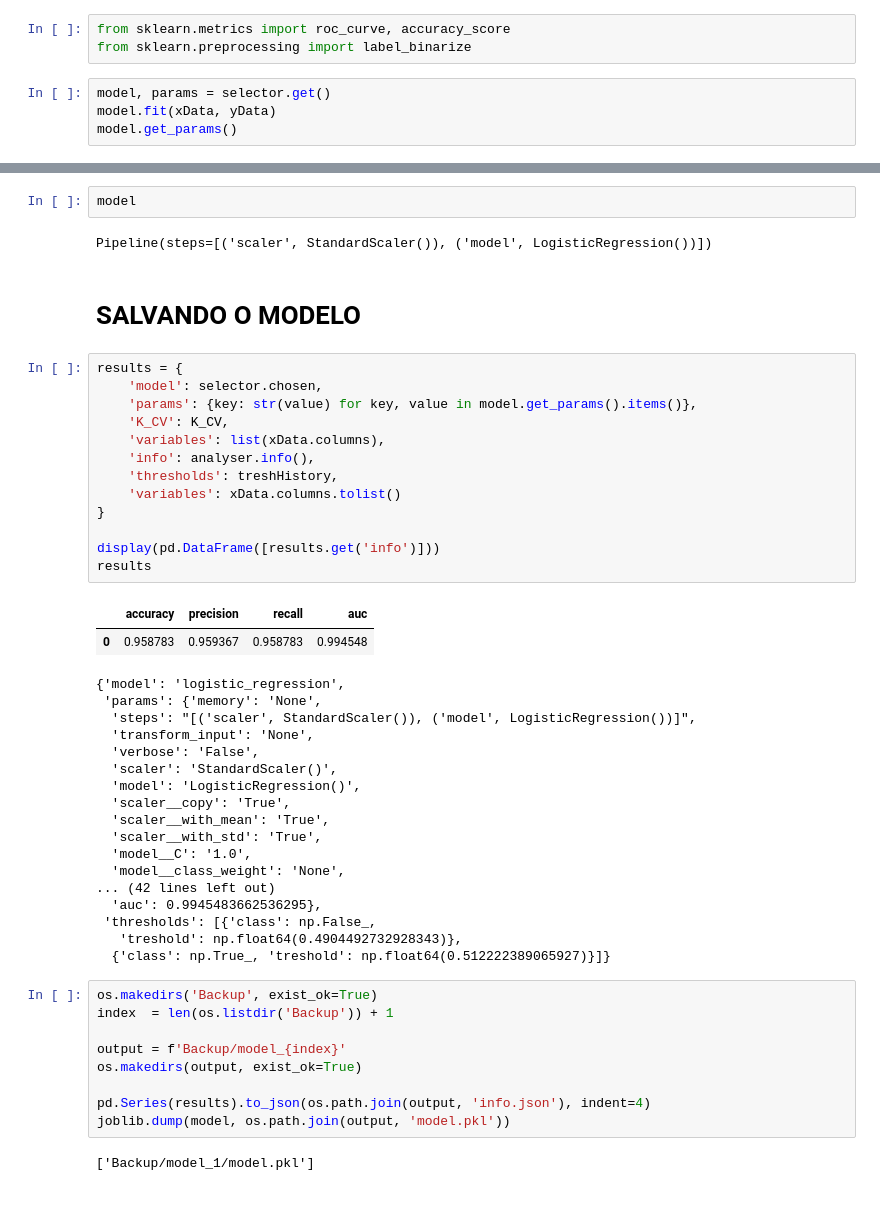
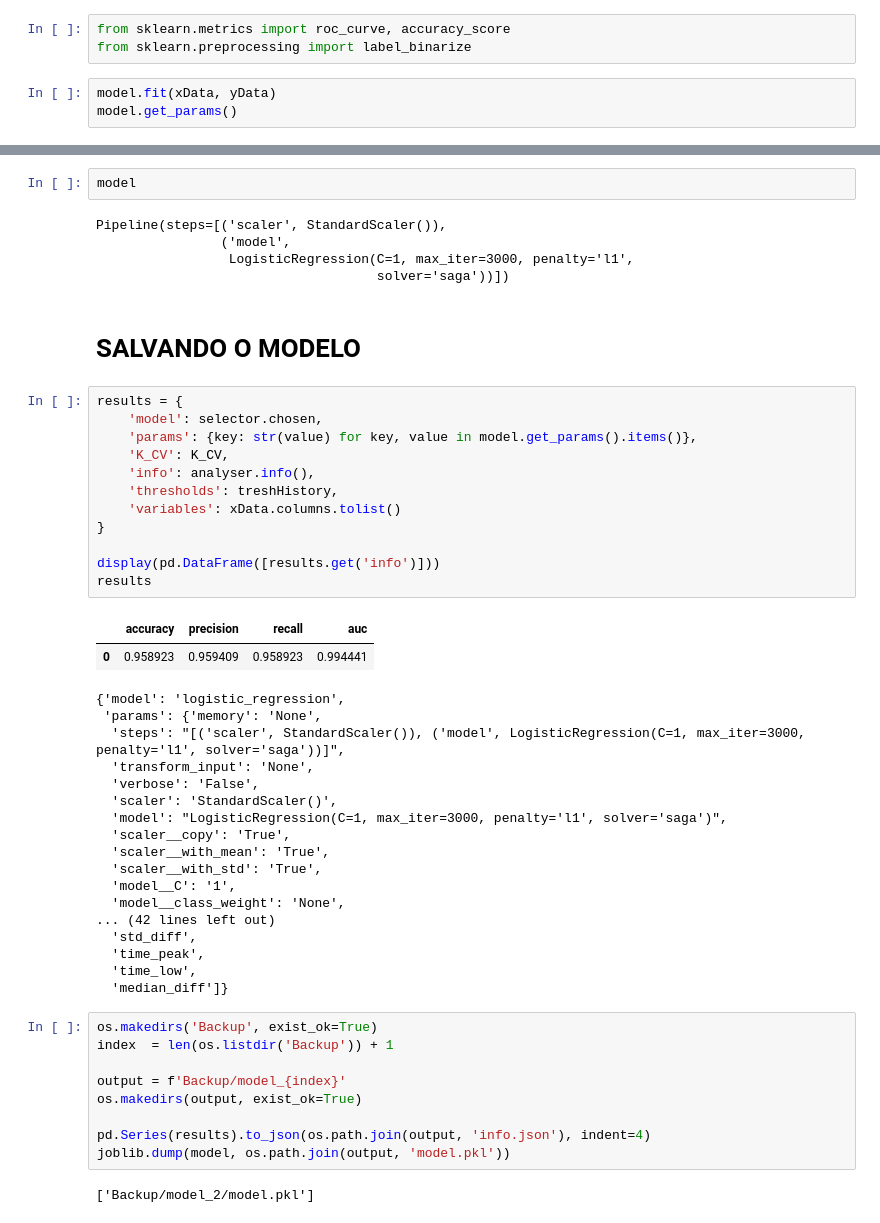
Before and after one commit to KlaussMarchi/DataScience, a Jupyter notebook: Alcohol/Model/2 - Model.ipynb, the cells around one changed output, grey strips where cells are left out. Cells and saved outputs as stored; diff of their text form.

```diff
--- a/Alcohol/Model/2 - Model.ipynb
+++ b/Alcohol/Model/2 - Model.ipynb
@@ -137,7 +137,6 @@ RocCurve(model, xData, yData, cross.cv).plot()
 from sklearn.metrics import roc_curve, accuracy_score
 from sklearn.preprocessing import label_binarize
 # %%
-model, params = selector.get()
 model.fit(xData, yData)
 model.get_params()
 # %% [output]
@@ -199,42 +198,44 @@ Acurácia Ótima (Scaled):  96.475%
 # %%
 model
 # %% [output]
-Pipeline(steps=[('scaler', StandardScaler()), ('model', LogisticRegression())])
+Pipeline(steps=[('scaler', StandardScaler()),
+                ('model',
+                 LogisticRegression(C=1, max_iter=3000, penalty='l1',
+                                    solver='saga'))])
 # %% [markdown]
 # SALVANDO O MODELO
 # %%
 results = {
     'model': selector.chosen,
     'params': {key: str(value) for key, value in model.get_params().items()},
     'K_CV': K_CV,
-    'variables': list(xData.columns),
     'info': analyser.info(),
     'thresholds': treshHistory,
     'variables': xData.columns.tolist()
 }
 
 display(pd.DataFrame([results.get('info')]))
 results
 # %% [output]
 |  | accuracy | precision | recall | auc |
-| 0 | 0.958783 | 0.959367 | 0.958783 | 0.994548 |
+| 0 | 0.958923 | 0.959409 | 0.958923 | 0.994441 |
 {'model': 'logistic_regression',
  'params': {'memory': 'None',
-  'steps': "[('scaler', StandardScaler()), ('model', LogisticRegression())]",
+  'steps': "[('scaler', StandardScaler()), ('model', LogisticRegression(C=1, max_iter=3000, penalty='l1', solver='saga'))]",
   'transform_input': 'None',
   'verbose': 'False',
   'scaler': 'StandardScaler()',
-  'model': 'LogisticRegression()',
+  'model': "LogisticRegression(C=1, max_iter=3000, penalty='l1', solver='saga')",
   'scaler__copy': 'True',
   'scaler__with_mean': 'True',
   'scaler__with_std': 'True',
-  'model__C': '1.0',
+  'model__C': '1',
   'model__class_weight': 'None',
 ... (42 lines left out)
-  'auc': 0.9945483662536295},
- 'thresholds': [{'class': np.False_,
-   'treshold': np.float64(0.4904492732928343)},
-  {'class': np.True_, 'treshold': np.float64(0.512222389065927)}]}
+  'std_diff',
+  'time_peak',
+  'time_low',
+  'median_diff']}
 # %%
 os.makedirs('Backup', exist_ok=True)
 index  = len(os.listdir('Backup')) + 1
@@ -245,4 +246,4 @@ os.makedirs(output, exist_ok=True)
 pd.Series(results).to_json(os.path.join(output, 'info.json'), indent=4)
 joblib.dump(model, os.path.join(output, 'model.pkl'))
 # %% [output]
-['Backup/model_1/model.pkl']
+['Backup/model_2/model.pkl']
```
Also changed, not shown: parts of 5 cells of this notebook, 30 other files.
